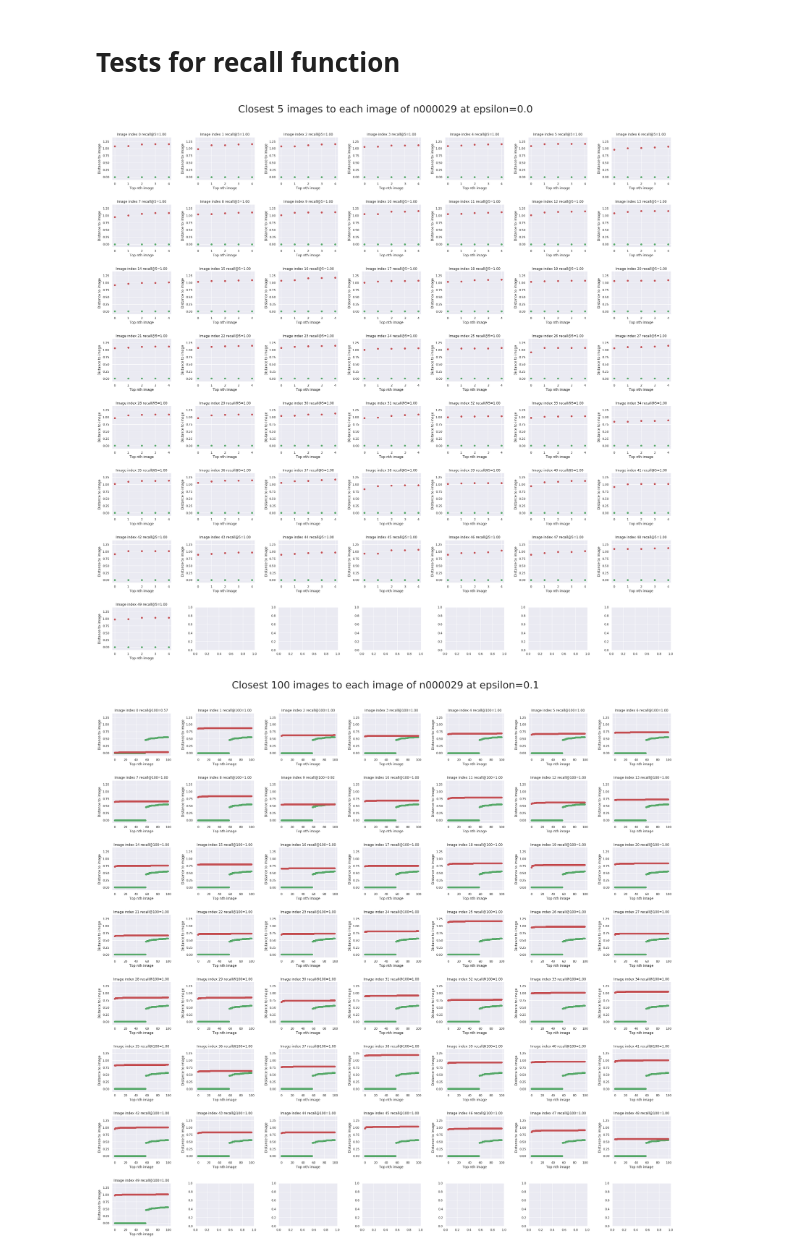
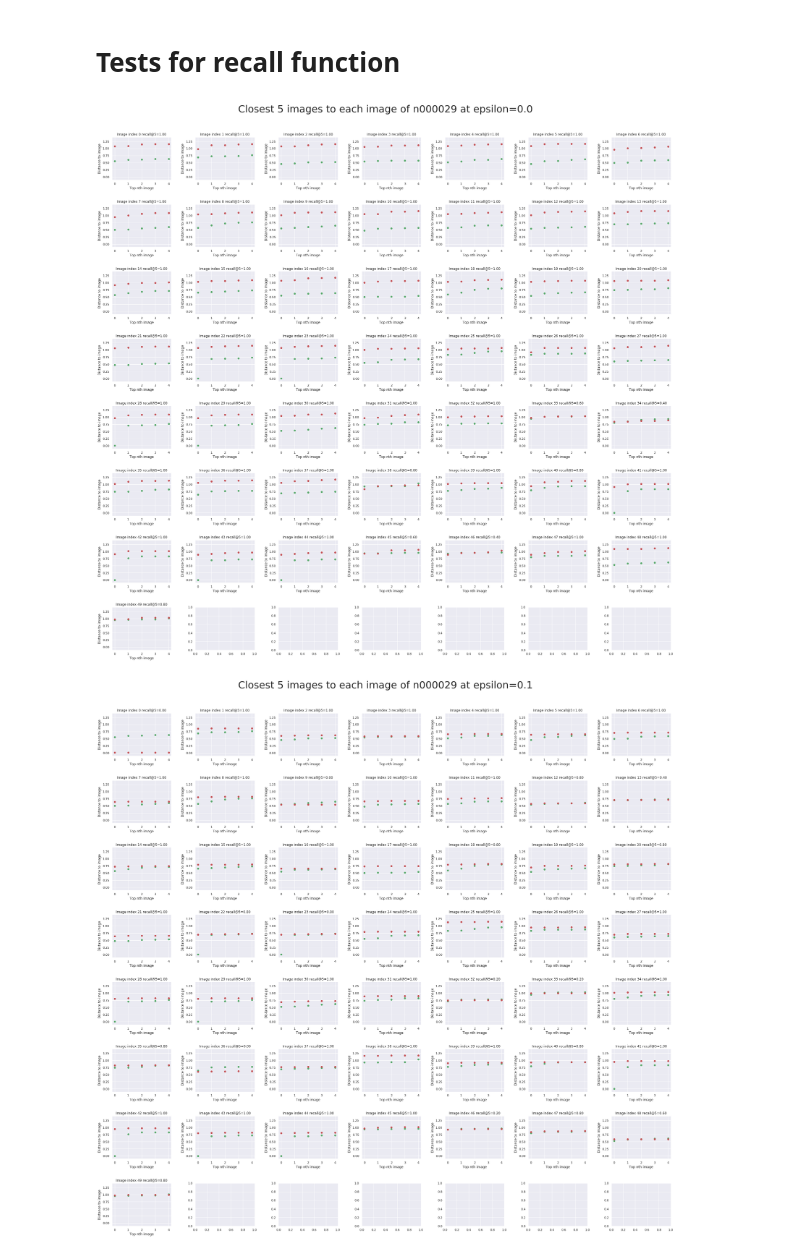
Before and after one commit to psturmfels/adversarial_faces, a Jupyter notebook: notebooks/recall_community_naive_same.ipynb, the cells around one changed output. Saved outputs shown, nothing was run; the diff lists cells and outputs as text; code cells hidden in the pictures.

Commit message:
visualization

```diff
--- a/notebooks/recall_community_naive_same.ipynb
+++ b/notebooks/recall_community_naive_same.ipynb
@@ -214,19 +214,20 @@ def debug_recall(
                 ), "r") as f:
                     adv[epsilon].extend(f["embeddings"][:])
 
-    self_distances = pairwise_distances(query_embeddings)
+    self_distances = pairwise_distances(query_embeddings, query_embeddings)
     negative_distances = pairwise_distances(query_embeddings, adv[epsilon])
 
     n_clean = len(query_embeddings)
     n_rows = int(np.sqrt(n_clean))
     fig, ax = plt.subplots(ncols=n_rows, nrows=n_rows+1, figsize=(30, 30))
     for indx in range(n_clean):
-        dist_self = np.sort(np.delete(self_distances, indx))[:k]
+        dist_self = np.sort(np.delete(self_distances[indx], indx))[:k]
         dist_neg = np.sort(negative_distances[indx])[:k]
         row = indx // n_rows
         col = indx % n_rows
-        ax[row][col].plot(range(k), dist_self, 'go')
-        ax[row][col].plot(range(k), dist_neg, 'ro')
+        ax[row][col].plot(range(min(k, len(dist_self))), dist_self, 'go')
+        ax[row][col].plot(range(min(k, len(dist_neg))), dist_neg, 'ro')
+
         ax[row][col].set_ylabel("Distance to image".format(indx))
         ax[row][col].set_xlabel("Top nth image")
         ax[row][col].set_title("Image index {} recall@{}={:.2f}".format(
@@ -240,10 +241,10 @@ def debug_recall(
 # %%
 debug_recall()
 # %% [output]
-[figure, old version]
+[figure, new version]
 # %%
-debug_recall(k=100, epsilon=0.1)
+debug_recall(k=5, epsilon=0.1)
 # %% [output]
-[figure, old version]
+[figure, new version]
 # %%
 debug_recall(adversarial_target="n005359", epsilon=0.04)
```
Also changed, not shown: parts of 2 cells of this notebook.
